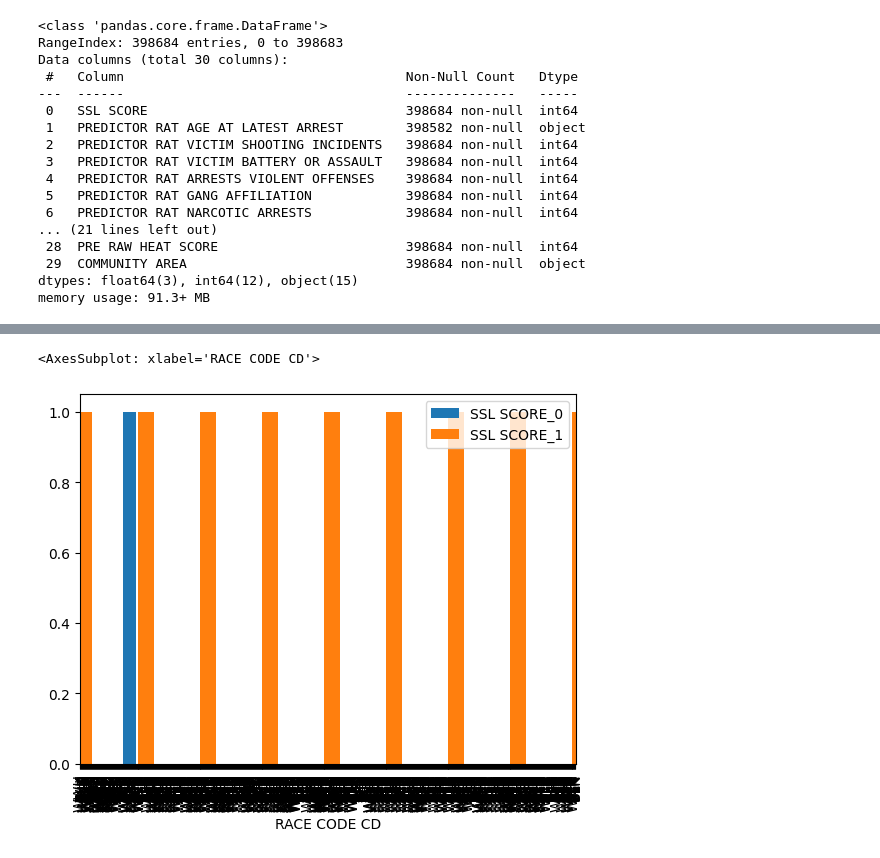
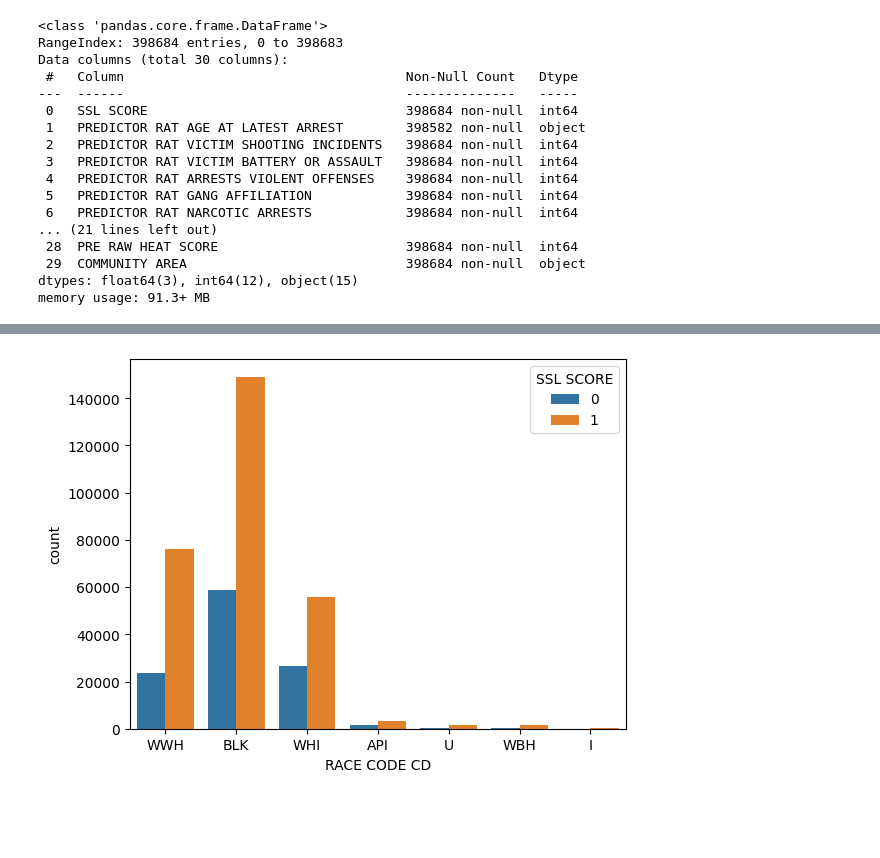
Before and after one commit to avasdowney/predictive_policing_thesis, a Jupyter notebook: preprocess.ipynb, the cells around one changed output, grey strips where cells are left out. Saved outputs shown, nothing was run; the diff lists cells and outputs as text; code cells hidden in the pictures; blank space fills up the shorter version.

Commit message:
added graphs to show bias

```diff
--- a/preprocess.ipynb
+++ b/preprocess.ipynb
@@ -98,5 +80,5 @@ df_n
-# %%
-df[['SSL SCORE_0', 'SSL SCORE_1', 'RACE CODE CD']].plot(x='RACE CODE CD', kind='bar')
-# %% [output]
-<AxesSubplot: xlabel='RACE CODE CD'>
-[figure, removed]
+# %%
+sns.countplot(x ='RACE CODE CD', hue = "SSL SCORE", data = df)
+plt.show()
+# %% [output]
+[figure, added]
```
Also changed, not shown: parts of 8 cells of this notebook, 1 other file.
